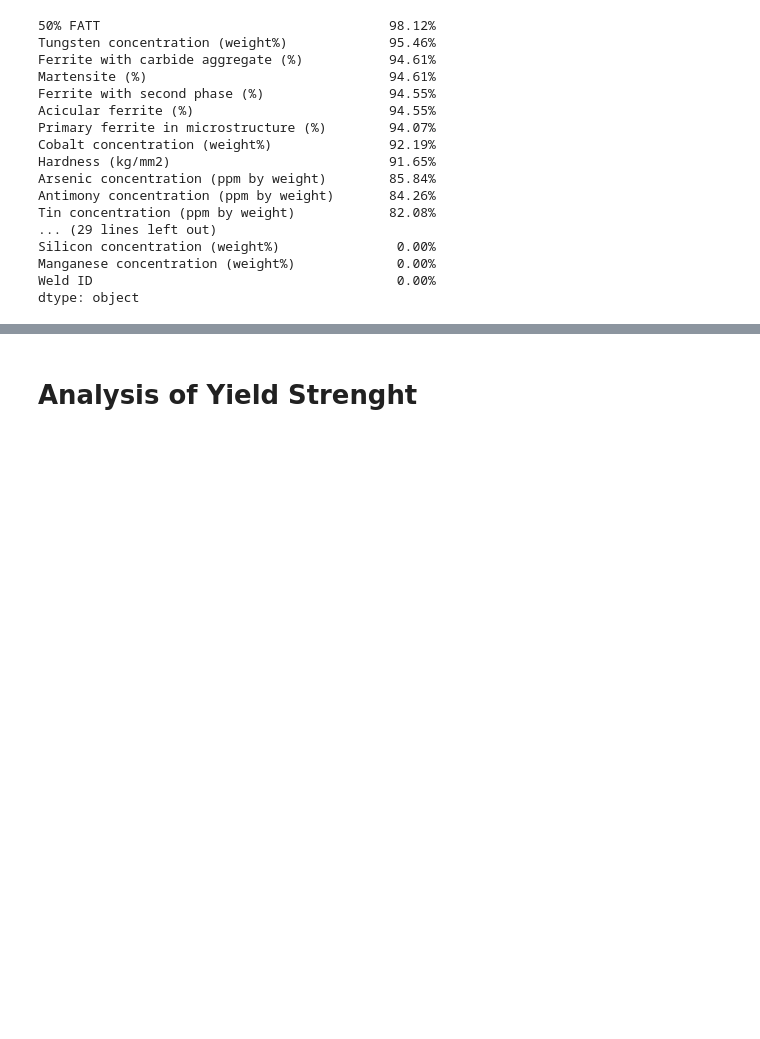
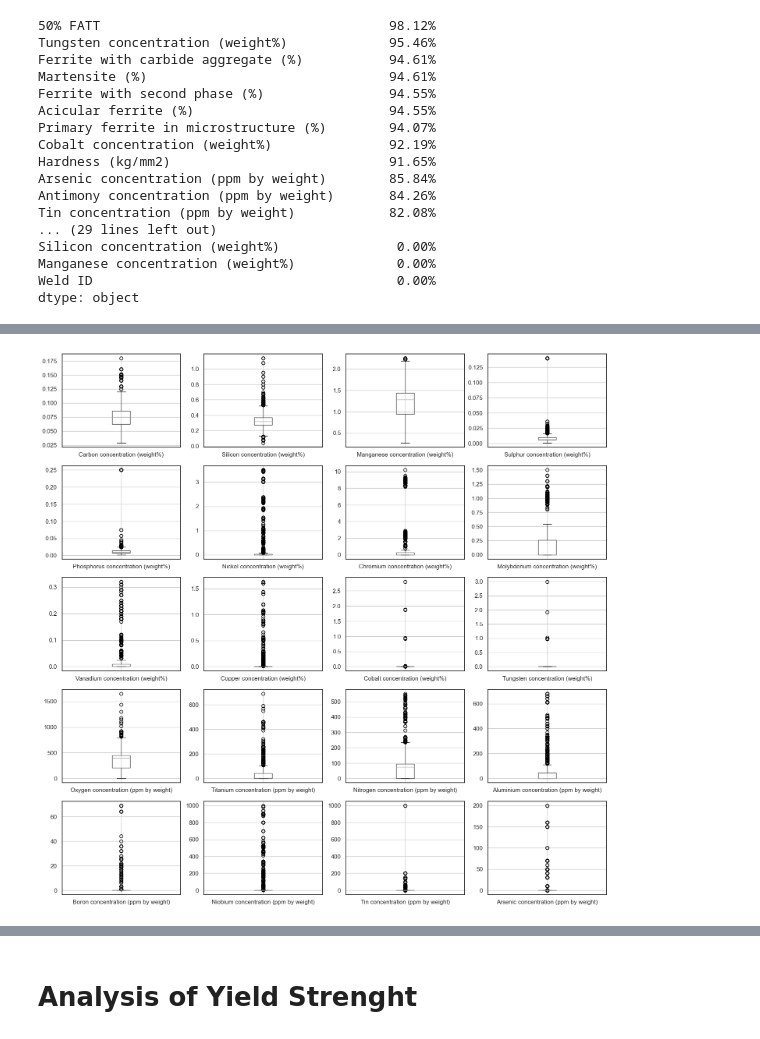
Before and after one commit to LucasTramonte/Welding-Quality-Prediction, a Jupyter notebook: main.ipynb, the cells around one changed output, grey strips where cells are left out. Cells and saved outputs as stored; diff of their text form; code cells hidden in the pictures; blank space fills up the shorter version.

```diff
--- a/main.ipynb
+++ b/main.ipynb
@@ -246,0 +251,7 @@ array([[<Axes: title={'center': 'Carbon concentration (weight%)'}>,
+# %%
+fig, axs = plt.subplots(5,4, figsize = (18,18))
+
+for ax, col in zip(axs.flatten(), data_numeric.iloc[:,0:20].columns):
+    data_numeric.iloc[:,0:20].boxplot(column = col, ax = ax)
+# %% [output]
+[figure, added]
```
Also changed, not shown: parts of 70 cells of this notebook.
